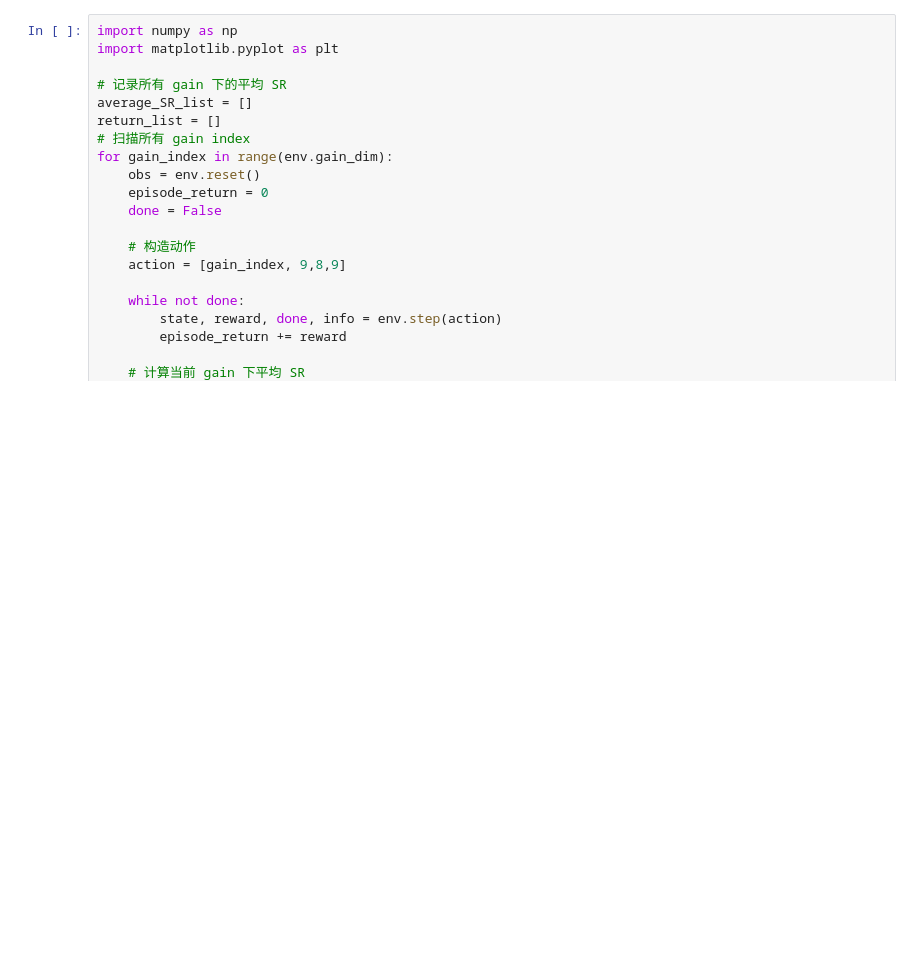
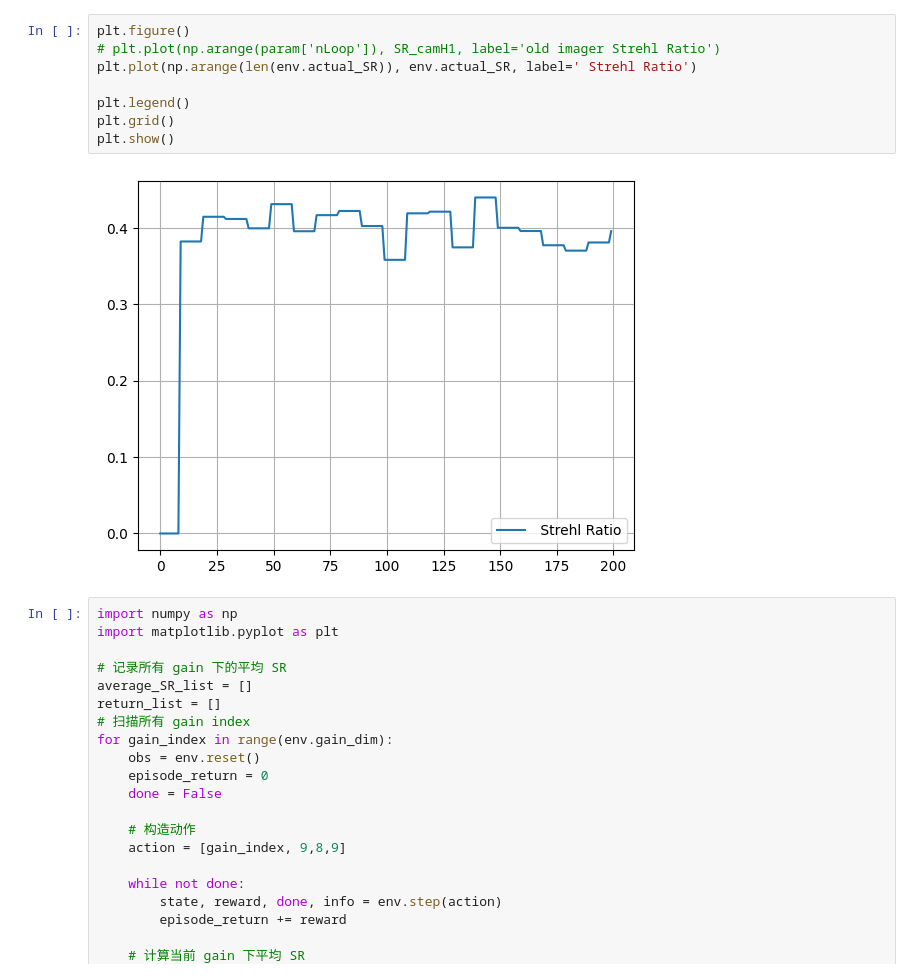
Before and after one commit to CHbloom/SWJTU_OOPAO, a Jupyter notebook: SWJTU_OOPAO/tutorials/scao_system/myAoSystem/RL4AO/agent/dreamerv3/envs/test2.ipynb, the cells around one changed output. Saved outputs shown, nothing was run; the diff lists cells and outputs as text; blank space fills up the shorter version.

```diff
--- a/SWJTU_OOPAO/tutorials/scao_system/myAoSystem/RL4AO/agent/dreamerv3/envs/test2.ipynb
+++ b/SWJTU_OOPAO/tutorials/scao_system/myAoSystem/RL4AO/agent/dreamerv3/envs/test2.ipynb
@@ -125,3 +150,13 @@ episode_return
+# %%
+plt.figure()
+# plt.plot(np.arange(param['nLoop']), SR_camH1, label='old imager Strehl Ratio')
+plt.plot(np.arange(len(env.actual_SR)), env.actual_SR, label=' Strehl Ratio')
+
+plt.legend()
+plt.grid()
+plt.show()
+# %% [output]
+[figure, added]
 # %%
 import numpy as np
 import matplotlib.pyplot as plt
```
Also changed, not shown: parts of 8 cells of this notebook, 5 other files.
